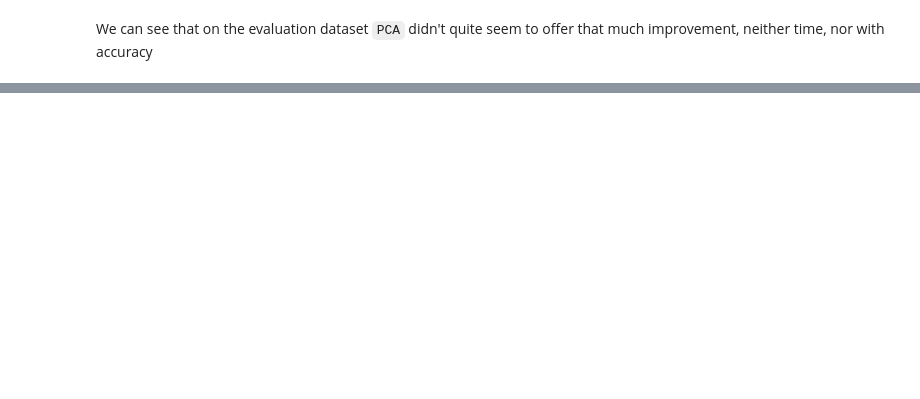
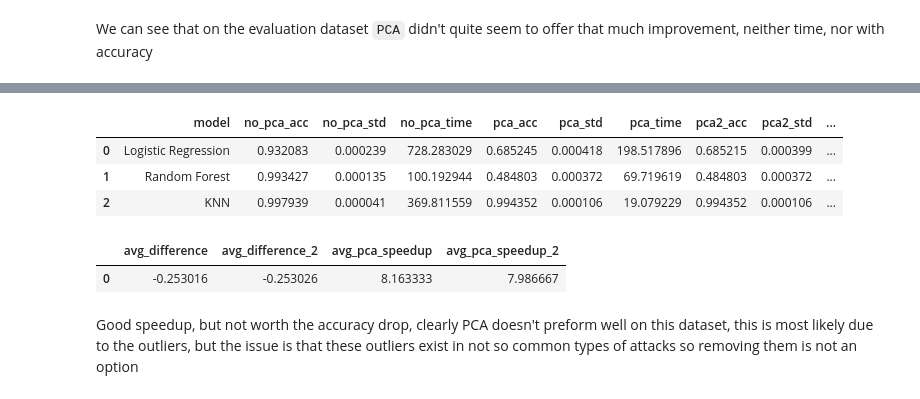
Before and after one commit to merzouka/bds.ml, a Jupyter notebook: preprocess/preprocess.ipynb, the cells around one changed output, grey strips where cells are left out. Drawn from its saved outputs; the diff is of its cells as text; code cells hidden in the pictures; blank space fills up the shorter version.

```diff
--- a/preprocess/preprocess.ipynb
+++ b/preprocess/preprocess.ipynb
@@ -464,0 +549,38 @@ We can see that on the evaluation dataset `PCA` didn't quite seem to offer that
+# %%
+summary_eval_df = summary_df
+summary_df = pd.DataFrame({
+    'model': no_pca_df['model'],
+    'no_pca_acc': no_pca_df['cv_mean'],
+    'no_pca_std': no_pca_df['cv_std'],
+    'no_pca_time': no_pca_df['time'],
+    'pca_acc': pca_df['cv_mean'],
+    'pca_std': pca_df['cv_std'],
+    'pca_time': pca_df['time'],
+    'pca2_acc': pca_2_df['cv_mean'],
+    'pca2_std': pca_2_df['cv_std'],
+    'pca2_time': pca_2_df['time'],
+    'difference': pca_df['cv_mean'] - no_pca_df['cv_mean'],
+    'difference_2': pca_2_df['cv_mean'] - no_pca_df['cv_mean'],
+    'pca_speedup': (no_pca_df['time'] / pca_df['time']).round(2),
+    'pca2_speedup': (no_pca_df['time'] / pca_2_df['time']).round(2)
+})
+
+summary_df
+# %% [output]
+|  | model | no_pca_acc | no_pca_std | no_pca_time | pca_acc | pca_std | pca_time | pca2_acc | pca2_std | ... |
+| 0 | Logistic Regression | 0.932083 | 0.000239 | 728.283029 | 0.685245 | 0.000418 | 198.517896 | 0.685215 | 0.000399 | ... |
+| 1 | Random Forest | 0.993427 | 0.000135 | 100.192944 | 0.484803 | 0.000372 | 69.719619 | 0.484803 | 0.000372 | ... |
+| 2 | KNN | 0.997939 | 0.000041 | 369.811559 | 0.994352 | 0.000106 | 19.079229 | 0.994352 | 0.000106 | ... |
+# %%
+avg_df = pd.DataFrame({
+    'avg_difference': [np.mean(summary_df['difference'])],
+    'avg_difference_2': [np.mean(summary_df['difference_2'])],
+    'avg_pca_speedup': [np.mean(summary_df['pca_speedup'])],
+    'avg_pca_speedup_2': [np.mean(summary_df['pca2_speedup'])],
+})
+avg_df
+# %% [output]
+|  | avg_difference | avg_difference_2 | avg_pca_speedup | avg_pca_speedup_2 |
+| 0 | -0.253016 | -0.253026 | 8.163333 | 7.986667 |
+# %% [markdown]
+Good speedup, but not worth the accuracy drop, clearly PCA doesn't preform well on this dataset, this is most likely due to the outliers, but the issue is that these outliers exist in not so common types of attacks so removing them is not an option
```
Also changed, not shown: parts of 15 cells of this notebook.
